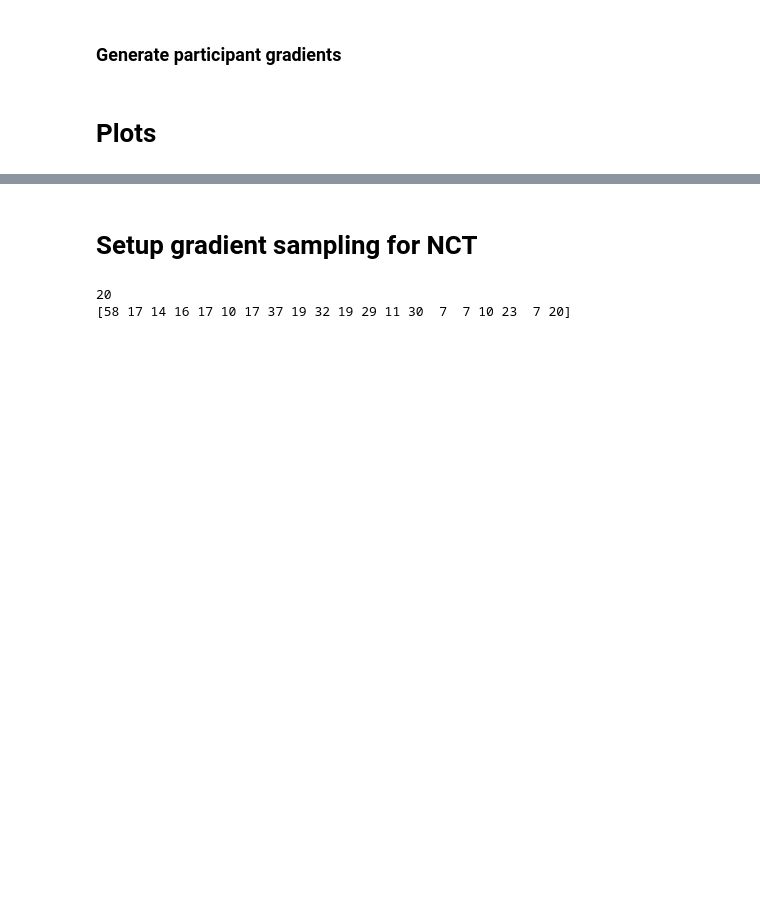
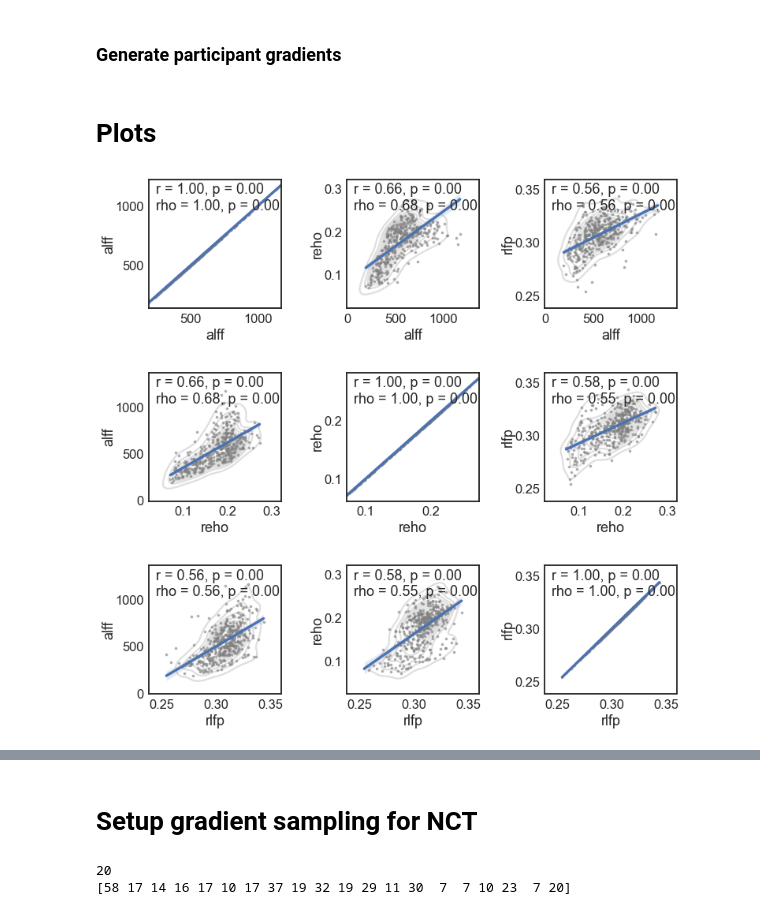
Before and after one commit to lindenmp/nct_hierarchy, a Jupyter notebook: 1_code/compute_gradient.ipynb, the cells around one changed output, grey strips where cells are left out. Cells and saved outputs as stored; diff of their text form; code cells hidden in the pictures; blank space fills up the shorter version.

```diff
--- a/1_code/compute_gradient.ipynb
+++ b/1_code/compute_gradient.ipynb
@@ -187,3 +233,14 @@ sns.set(style='white', context = 'paper', font_scale = 1)
+# %%
+f, ax = plt.subplots(3, 3, figsize=(12, 12))
+var_list = [alff, reho, rlfp]
+var_labels = ['alff', 'reho', 'rlfp']
+for i in np.arange(3):
+    for j in np.arange(3):
+        my_regplot(np.mean(var_list[i], axis = 0), np.mean(var_list[j], axis = 0), var_labels[i], var_labels[j], ax[i,j])
+
+f.subplots_adjust(wspace=0.5, hspace=0.5)
+# %% [output]
+[figure, added]
 # %%
 f, ax = plt.subplots(1, figsize=(5, 5))
 sns.heatmap(pnc_conn_mat, cmap = 'coolwarm', center = 0, square = True)
```
Also changed, not shown: parts of 14 cells of this notebook, 1 other file.
